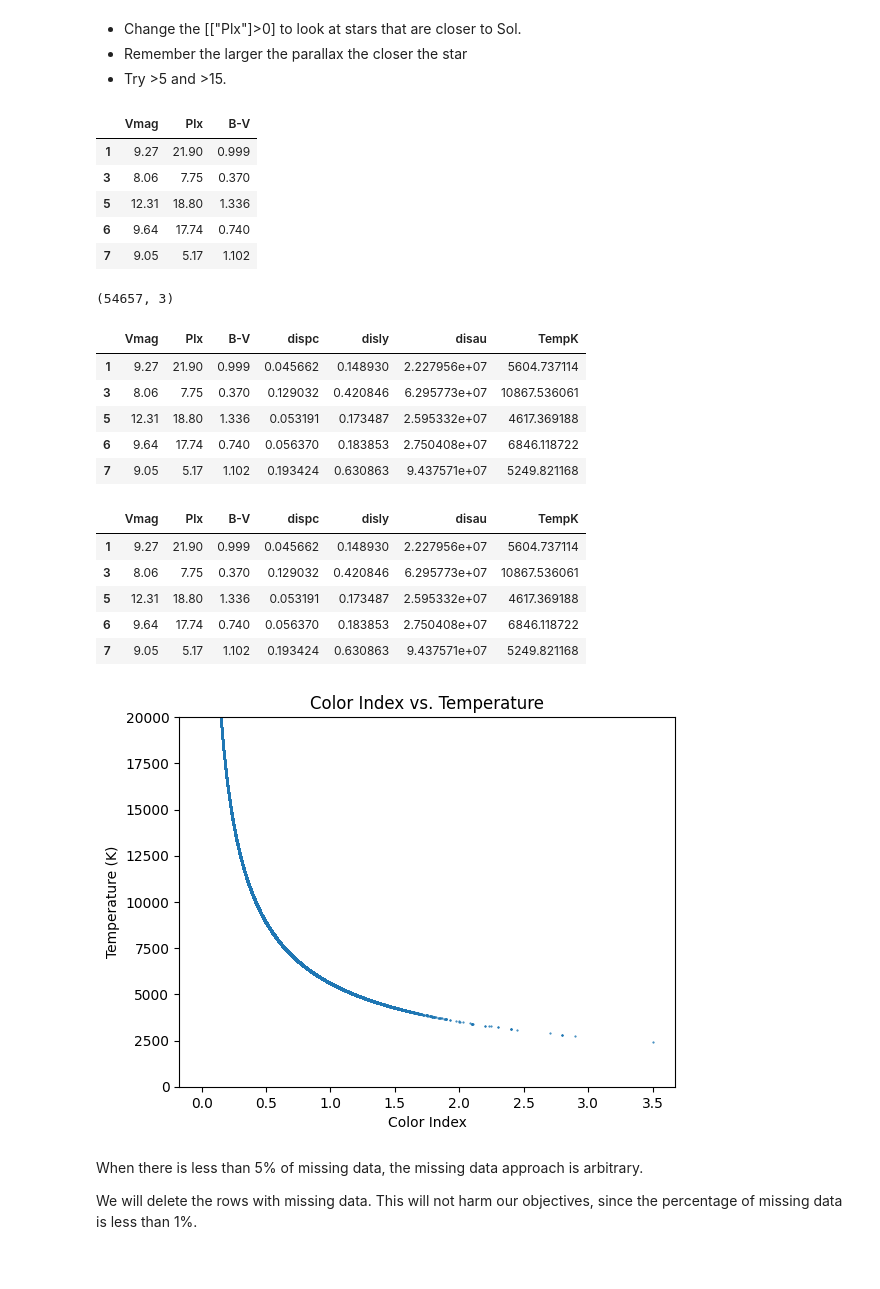
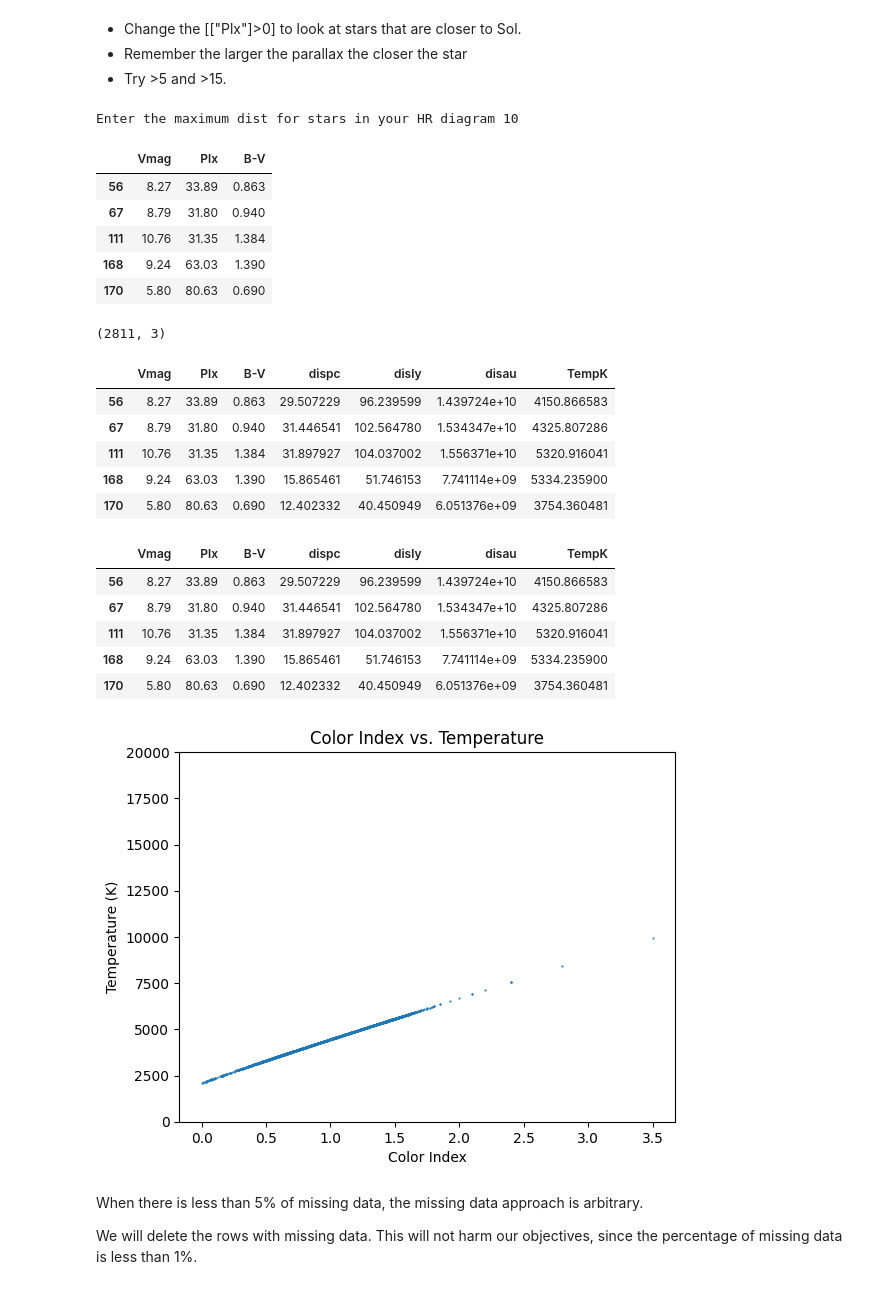
Before and after one commit to rysullivan54/QuarkNet, a Jupyter notebook: Sullivan_HR_Diagrams.ipynb, the cells around one changed output. Drawn from its saved outputs; the diff is of its cells as text; code cells hidden in the pictures.

```diff
--- a/Sullivan_HR_Diagrams.ipynb
+++ b/Sullivan_HR_Diagrams.ipynb
@@ -57,45 +61,54 @@ New_data = stars.loc[:,["Vmag", "Plx", "B-V"]][stars.loc[:,["Vmag", "Plx", "B-V"
 # New_data = stars.loc[:,["Vmag", "Plx", "B-V"]][stars.loc[:,["Vmag", "Plx", "B-V"]]["Plx"]>15]
+# %%
+# Input the maximum distance in lightyears for stars in your diagram
+distmax = input("Enter the maximum dist for stars in your HR diagram ")
+distmax = float(distmax)
+paramax = (1000/(distmax))/3.26156
+New_data = stars.loc[:,["Vmag", "Plx", "B-V"]][stars.loc[:,["Vmag", "Plx", "B-V"]]["Plx"]>paramax]
+# %% [output]
+Enter the maximum dist for stars in your HR diagram 10
 # %%
 # Preview data
 New_data.head(5)
 # %% [output]
 |  | Vmag | Plx | B-V |
-| 1 | 9.27 | 21.90 | 0.999 |
-| 3 | 8.06 | 7.75 | 0.370 |
-| 5 | 12.31 | 18.80 | 1.336 |
-| 6 | 9.64 | 17.74 | 0.740 |
-| 7 | 9.05 | 5.17 | 1.102 |
+| 56 | 8.27 | 33.89 | 0.863 |
+| 67 | 8.79 | 31.80 | 0.940 |
+| 111 | 10.76 | 31.35 | 1.384 |
+| 168 | 9.24 | 63.03 | 1.390 |
+| 170 | 5.80 | 80.63 | 0.690 |
 # %%
 # How does the number of data points change as we increase the parallax?
 New_data.shape
 # %% [output]
-(54657, 3)
+(2811, 3)
 # %%
-# Add the distace calculation (in A.U.)
-New_data['dispc'] = 1/New_data["Plx"]
-New_data['disly'] = 1/New_data["Plx"]*3.26156
-New_data['disau'] = 1/New_data["Plx"]*3.26156*149597870.700
-New_data['TempK'] = 5601/New_data['B-V']**(2/3)
+# Add the distace calculations
+New_data['dispc'] = 1000/New_data["Plx"]
+New_data['disly'] = 1000/New_data["Plx"]*3.26156
+New_data['disau'] = 1000/New_data["Plx"]*3.26156*149597870.700
+New_data['TempK'] = 4600/(1/(0.92*New_data['B-V']+1.7)+1/(0.92*New_data['B-V']+0.62))
 New_data.head(5)
 # %% [output]
 |  | Vmag | Plx | B-V | dispc | disly | disau | TempK |
-| 1 | 9.27 | 21.90 | 0.999 | 0.045662 | 0.148930 | 2.227956e+07 | 5604.737114 |
-| 3 | 8.06 | 7.75 | 0.370 | 0.129032 | 0.420846 | 6.295773e+07 | 10867.536061 |
-| 5 | 12.31 | 18.80 | 1.336 | 0.053191 | 0.173487 | 2.595332e+07 | 4617.369188 |
-| 6 | 9.64 | 17.74 | 0.740 | 0.056370 | 0.183853 | 2.750408e+07 | 6846.118722 |
-| 7 | 9.05 | 5.17 | 1.102 | 0.193424 | 0.630863 | 9.437571e+07 | 5249.821168 |
+| 56 | 8.27 | 33.89 | 0.863 | 29.507229 | 96.239599 | 1.439724e+10 | 4150.866583 |
+| 67 | 8.79 | 31.80 | 0.940 | 31.446541 | 102.564780 | 1.534347e+10 | 4325.807286 |
+| 111 | 10.76 | 31.35 | 1.384 | 31.897927 | 104.037002 | 1.556371e+10 | 5320.916041 |
+| 168 | 9.24 | 63.03 | 1.390 | 15.865461 | 51.746153 | 7.741114e+09 | 5334.235900 |
+| 170 | 5.80 | 80.63 | 0.690 | 12.402332 | 40.450949 | 6.051376e+09 | 3754.360481 |
 # %%
+# Eliminate data with negative B-V
 New_data2 = New_data[New_data["B-V"] > 0]
 New_data2.head()
 # %% [output]
 |  | Vmag | Plx | B-V | dispc | disly | disau | TempK |
-| 1 | 9.27 | 21.90 | 0.999 | 0.045662 | 0.148930 | 2.227956e+07 | 5604.737114 |
-| 3 | 8.06 | 7.75 | 0.370 | 0.129032 | 0.420846 | 6.295773e+07 | 10867.536061 |
-| 5 | 12.31 | 18.80 | 1.336 | 0.053191 | 0.173487 | 2.595332e+07 | 4617.369188 |
-| 6 | 9.64 | 17.74 | 0.740 | 0.056370 | 0.183853 | 2.750408e+07 | 6846.118722 |
-| 7 | 9.05 | 5.17 | 1.102 | 0.193424 | 0.630863 | 9.437571e+07 | 5249.821168 |
+| 56 | 8.27 | 33.89 | 0.863 | 29.507229 | 96.239599 | 1.439724e+10 | 4150.866583 |
+| 67 | 8.79 | 31.80 | 0.940 | 31.446541 | 102.564780 | 1.534347e+10 | 4325.807286 |
+| 111 | 10.76 | 31.35 | 1.384 | 31.897927 | 104.037002 | 1.556371e+10 | 5320.916041 |
+| 168 | 9.24 | 63.03 | 1.390 | 15.865461 | 51.746153 | 7.741114e+09 | 5334.235900 |
+| 170 | 5.80 | 80.63 | 0.690 | 12.402332 | 40.450949 | 6.051376e+09 | 3754.360481 |
 # %%
-# Scatter plot the data
+# Scatter plot the data to show the relationship between color index (B-V) and Temperature
 plt.scatter(New_data2['B-V'], New_data2['TempK'], s=1, marker = '.')
 plt.ylim(0,20000)
 plt.title("Color Index vs. Temperature")
@@ -103,4 +116,4 @@ plt.xlabel("Color Index")
 plt.ylabel("Temperature (K)")
 plt.grid(False);
 # %% [output]
-[figure, old version]
+[figure, new version]
```
Also changed, not shown: parts of 9 cells of this notebook.
